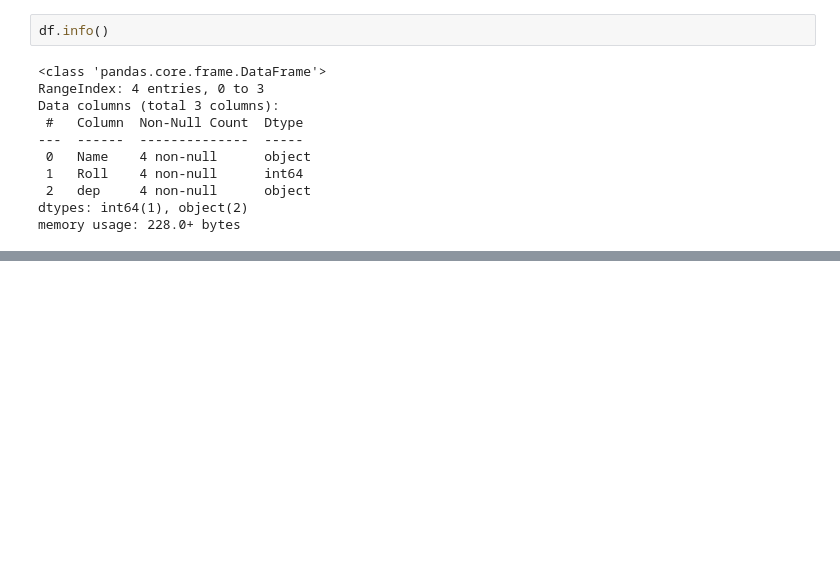
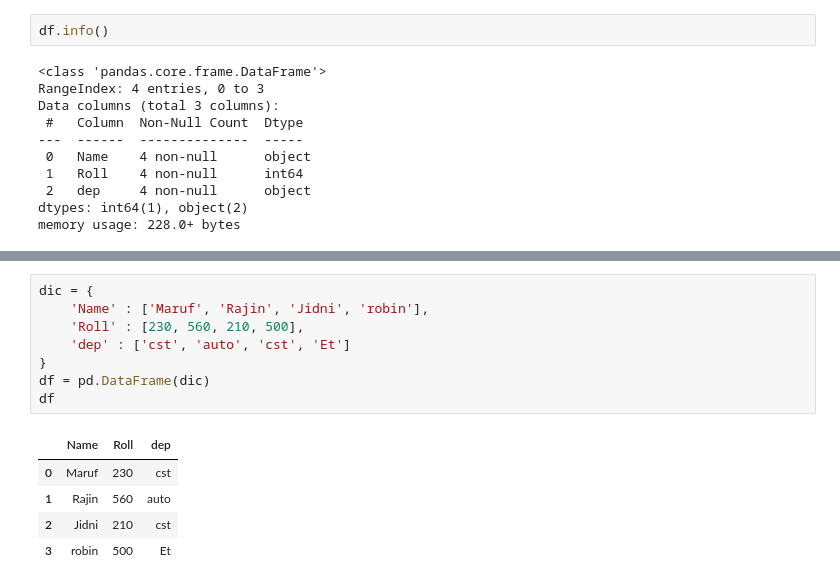
Before and after one commit to Md-Maruf-1727/LearningPractices, a Jupyter notebook: Pandas/Pandas1.ipynb, the cells around one changed output, grey strips where cells are left out. Saved outputs shown, nothing was run; the diff lists cells and outputs as text; blank space fills up the shorter version.

```diff
--- a/Pandas/Pandas1.ipynb
+++ b/Pandas/Pandas1.ipynb
@@ -225,0 +360,14 @@ memory usage: 228.0+ bytes
+# %%
+dic = {
+    'Name' : ['Maruf', 'Rajin', 'Jidni', 'robin'],
+    'Roll' : [230, 560, 210, 500],
+    'dep' : ['cst', 'auto', 'cst', 'Et']
+}
+df = pd.DataFrame(dic)
+df
+# %% [output]
+|  | Name | Roll | dep |
+| 0 | Maruf | 230 | cst |
+| 1 | Rajin | 560 | auto |
+| 2 | Jidni | 210 | cst |
+| 3 | robin | 500 | Et |
```
Also changed, not shown: parts of 27 cells of this notebook.
